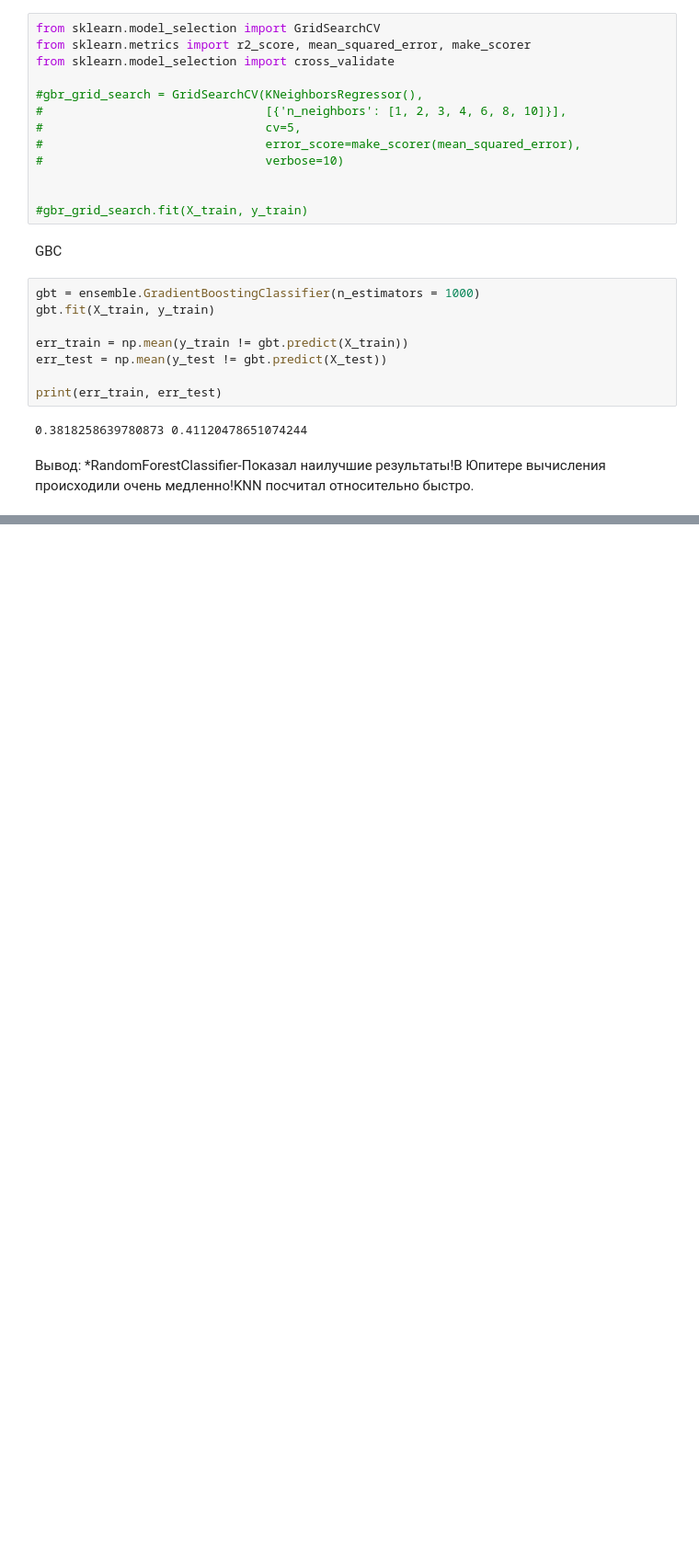
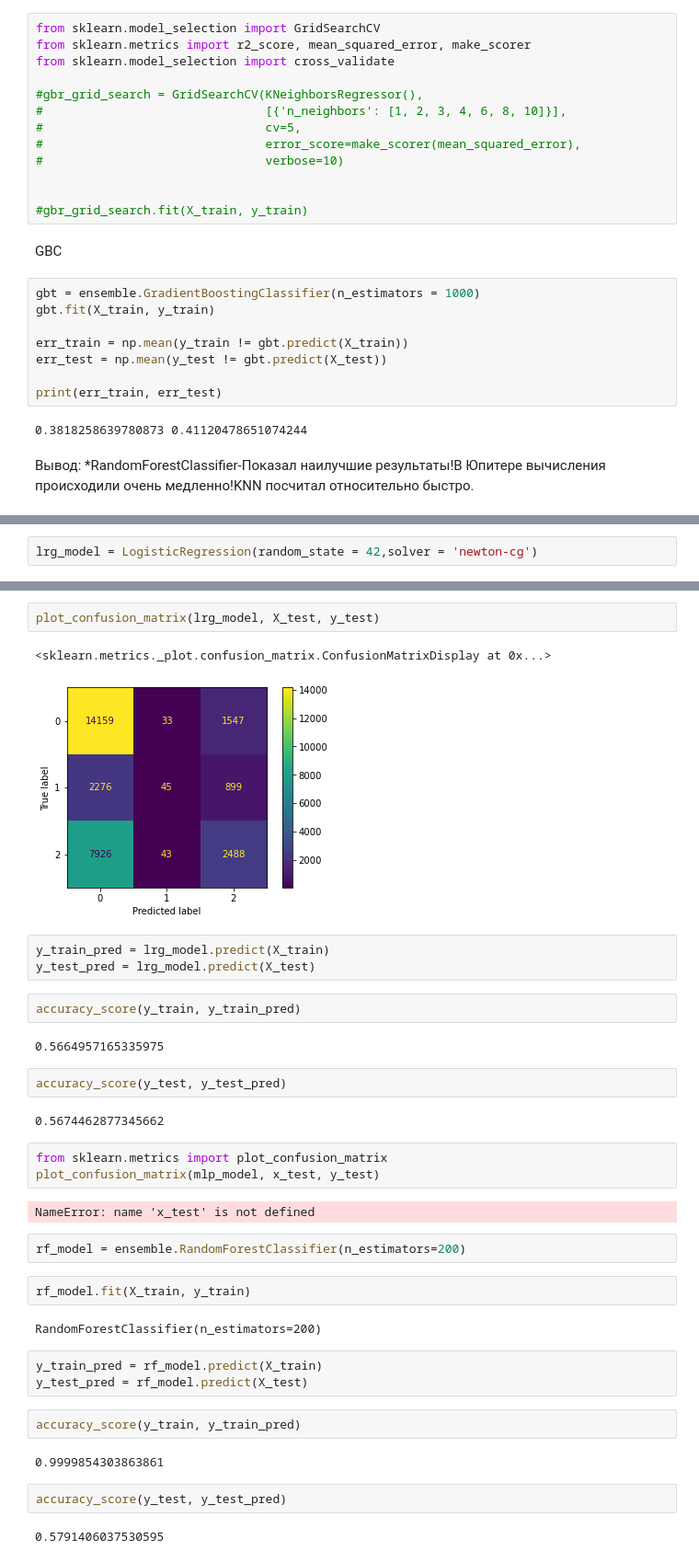
Before and after one commit to flapflapdany/MLforLobach, a Jupyter notebook: Lab1.ipynb, the cells around one changed output, grey strips where cells are left out. Shown at 92% size. Saved outputs shown, nothing was run; the diff lists cells and outputs as text; blank space fills up the shorter version.

```diff
--- a/Lab1.ipynb
+++ b/Lab1.ipynb
@@ -746,0 +863,2 @@ print(err_train, err_test)
+# %%
+lrg_model = LogisticRegression(random_state = 42,solver = 'newton-cg')
@@ -746,0 +869,38 @@ print(err_train, err_test)
+# %%
+plot_confusion_matrix(lrg_model, X_test, y_test)
+# %% [output]
+<sklearn.metrics._plot.confusion_matrix.ConfusionMatrixDisplay at 0x...>
+[figure, added]
+# %%
+y_train_pred = lrg_model.predict(X_train)
+y_test_pred = lrg_model.predict(X_test)
+# %%
+accuracy_score(y_train, y_train_pred)
+# %% [output]
+0.5664957165335975
+# %%
+accuracy_score(y_test, y_test_pred)
+# %% [output]
+0.5674462877345662
+# %%
+from sklearn.metrics import plot_confusion_matrix
+plot_confusion_matrix(mlp_model, x_test, y_test)
+# %% [output]
+NameError: name 'x_test' is not defined
+# %%
+rf_model = ensemble.RandomForestClassifier(n_estimators=200)
+# %%
+rf_model.fit(X_train, y_train)
+# %% [output]
+RandomForestClassifier(n_estimators=200)
+# %%
+y_train_pred = rf_model.predict(X_train)
+y_test_pred = rf_model.predict(X_test)
+# %%
+accuracy_score(y_train, y_train_pred)
+# %% [output]
+0.9999854303863861
+# %%
+accuracy_score(y_test, y_test_pred)
+# %% [output]
+0.5791406037530595
```
Also changed, not shown: parts of 26 cells of this notebook.
